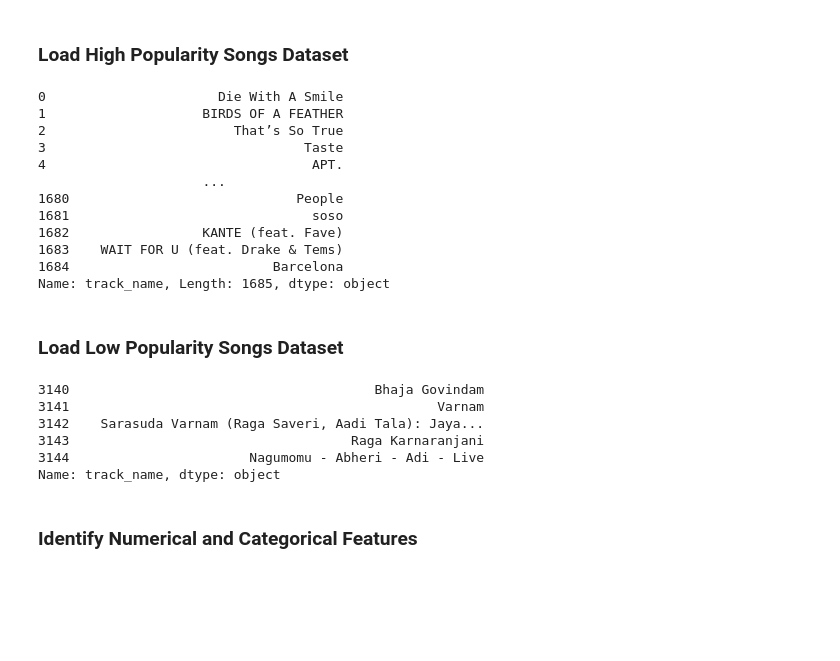
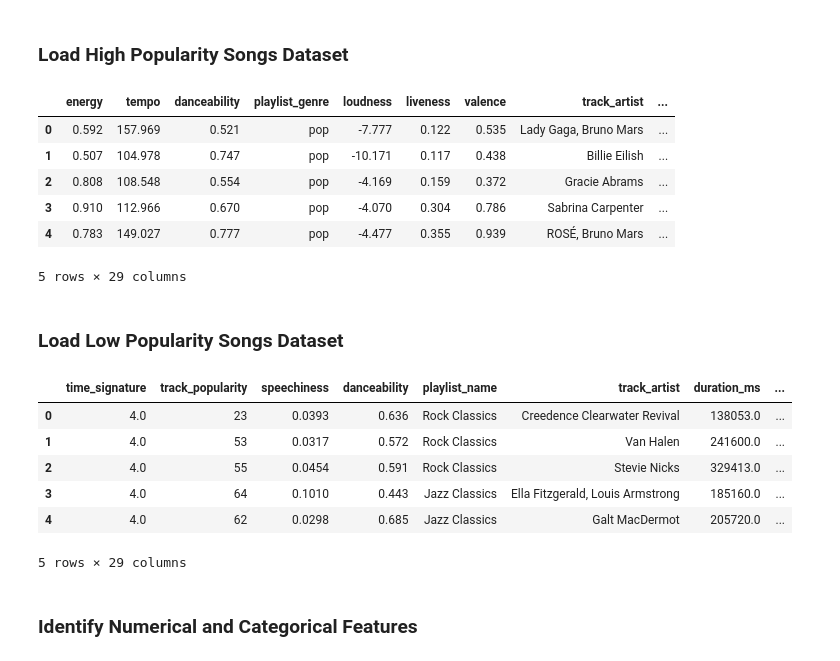
Before and after one commit to gregorysarrouf/spotify-ml, a Jupyter notebook: src/spotify_ml.ipynb, the cells around one changed output. Saved outputs shown, nothing was run; the diff lists cells and outputs as text; code cells hidden in the pictures; blank space fills up the shorter version.

```diff
--- a/src/spotify_ml.ipynb
+++ b/src/spotify_ml.ipynb
@@ -28,33 +28,27 @@ from sklearn import preprocessing
 # %%
 high_df = pd.read_csv("../data/high_popularity_spotify_data.csv")
 high_df.head()
-high_df['track_name']
 # %% [output]
+|  | energy | tempo | danceability | playlist_genre | loudness | liveness | valence | track_artist | ... |
+| 0 | 0.592 | 157.969 | 0.521 | pop | -7.777 | 0.122 | 0.535 | Lady Gaga, Bruno Mars | ... |
+| 1 | 0.507 | 104.978 | 0.747 | pop | -10.171 | 0.117 | 0.438 | Billie Eilish | ... |
+| 2 | 0.808 | 108.548 | 0.554 | pop | -4.169 | 0.159 | 0.372 | Gracie Abrams | ... |
+| 3 | 0.910 | 112.966 | 0.670 | pop | -4.070 | 0.304 | 0.786 | Sabrina Carpenter | ... |
+| 4 | 0.783 | 149.027 | 0.777 | pop | -4.477 | 0.355 | 0.939 | ROSÉ, Bruno Mars | ... |
-0                      Die With A Smile
-1                    BIRDS OF A FEATHER
-2                        That’s So True
-3                                 Taste
-4                                  APT.
-                     ...
-1680                             People
-1681                               soso
-1682                 KANTE (feat. Fave)
-1683    WAIT FOR U (feat. Drake & Tems)
-1684                          Barcelona
-Name: track_name, Length: 1685, dtype: object
+5 rows × 29 columns
 # %% [markdown]
 ### Load Low Popularity Songs Dataset
 # %%
 low_df = pd.read_csv("../data/low_popularity_spotify_data.csv")
 low_df.head()
-low_df['track_name'].tail()
 # %% [output]
+|  | time_signature | track_popularity | speechiness | danceability | playlist_name | track_artist | duration_ms | ... |
+| 0 | 4.0 | 23 | 0.0393 | 0.636 | Rock Classics | Creedence Clearwater Revival | 138053.0 | ... |
+| 1 | 4.0 | 53 | 0.0317 | 0.572 | Rock Classics | Van Halen | 241600.0 | ... |
+| 2 | 4.0 | 55 | 0.0454 | 0.591 | Rock Classics | Stevie Nicks | 329413.0 | ... |
+| 3 | 4.0 | 64 | 0.1010 | 0.443 | Jazz Classics | Ella Fitzgerald, Louis Armstrong | 185160.0 | ... |
+| 4 | 4.0 | 62 | 0.0298 | 0.685 | Jazz Classics | Galt MacDermot | 205720.0 | ... |
-3140                                       Bhaja Govindam
-3141                                               Varnam
-3142    Sarasuda Varnam (Raga Saveri, Aadi Tala): Jaya...
-3143                                    Raga Karnaranjani
-3144                       Nagumomu - Abheri - Adi - Live
-Name: track_name, dtype: object
+5 rows × 29 columns
 # %% [markdown]
 ### Identify Numerical and Categorical Features
 # %%
```
Also changed, not shown: parts of 5 cells of this notebook, 6 other files.
